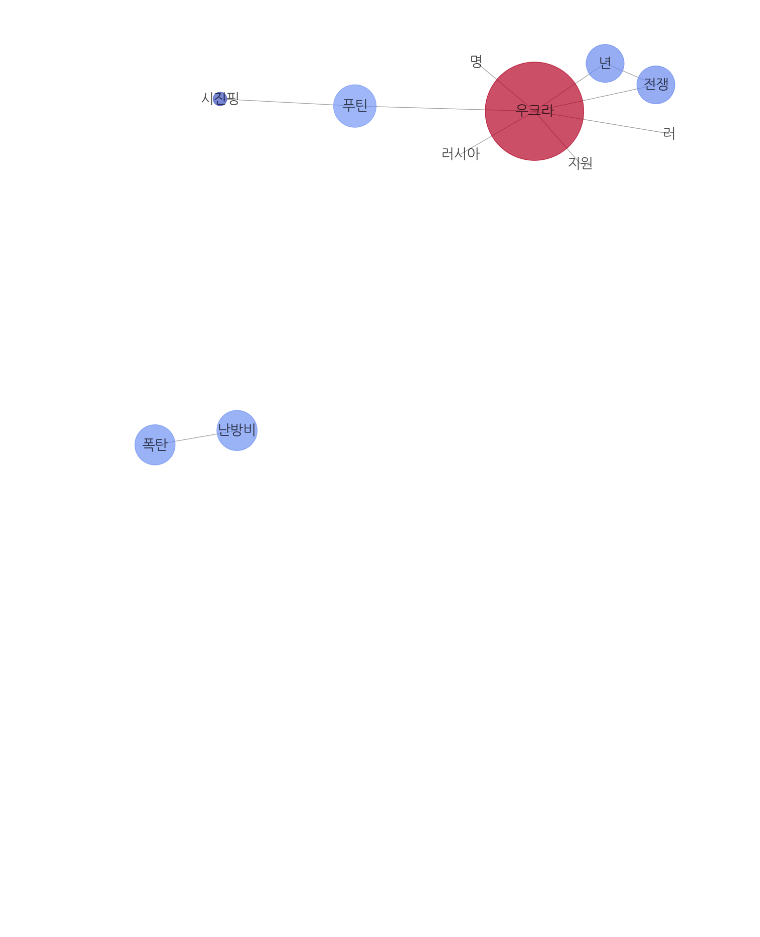
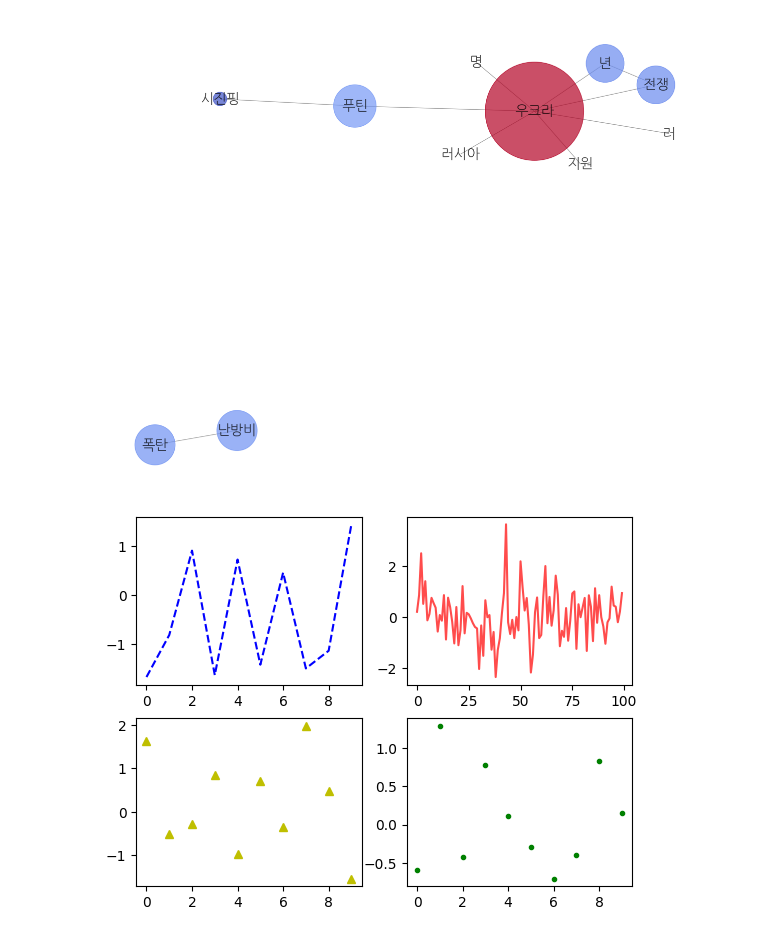
Before and after one commit to hayaboy77/ml_study, a Jupyter notebook: ex2_텍스트_연관분석_네트워크_그래프.ipynb, the cells around one changed output. Saved outputs shown, nothing was run; the diff lists cells and outputs as text; code cells hidden in the pictures; blank space fills up the shorter version.

```diff
--- a/ex2_텍스트_연관분석_네트워크_그래프.ipynb
+++ b/ex2_텍스트_연관분석_네트워크_그래프.ipynb
@@ -141,3 +141,17 @@ nx.draw_networkx(G, font_family='NanumGothic', font_size=20, pos=pos,\
 plt.savefig('네트워크 그래프_우크라이나.png', bbox_inches='tight')
 # %% [output]
 [figure]
+# %%
+import matplotlib.pyplot as plt
+import numpy as np
+plt.subplot(2,2 ,1 )
+plt.plot(np.random.randn(10), 'b--')
+plt.subplot(2,2 ,2 )
+plt.plot(np.random.randn(100), 'r', alpha=0.7)
+plt.subplot(2,2 ,3 )
+plt.plot(np.random.randn(10), 'y^')
+plt.subplot(2,2 , 4)
+plt.plot(np.random.randn(10), 'g.')
+plt.show( )
+# %% [output]
+[figure, added]
```
Also changed, not shown: 4 other files.
